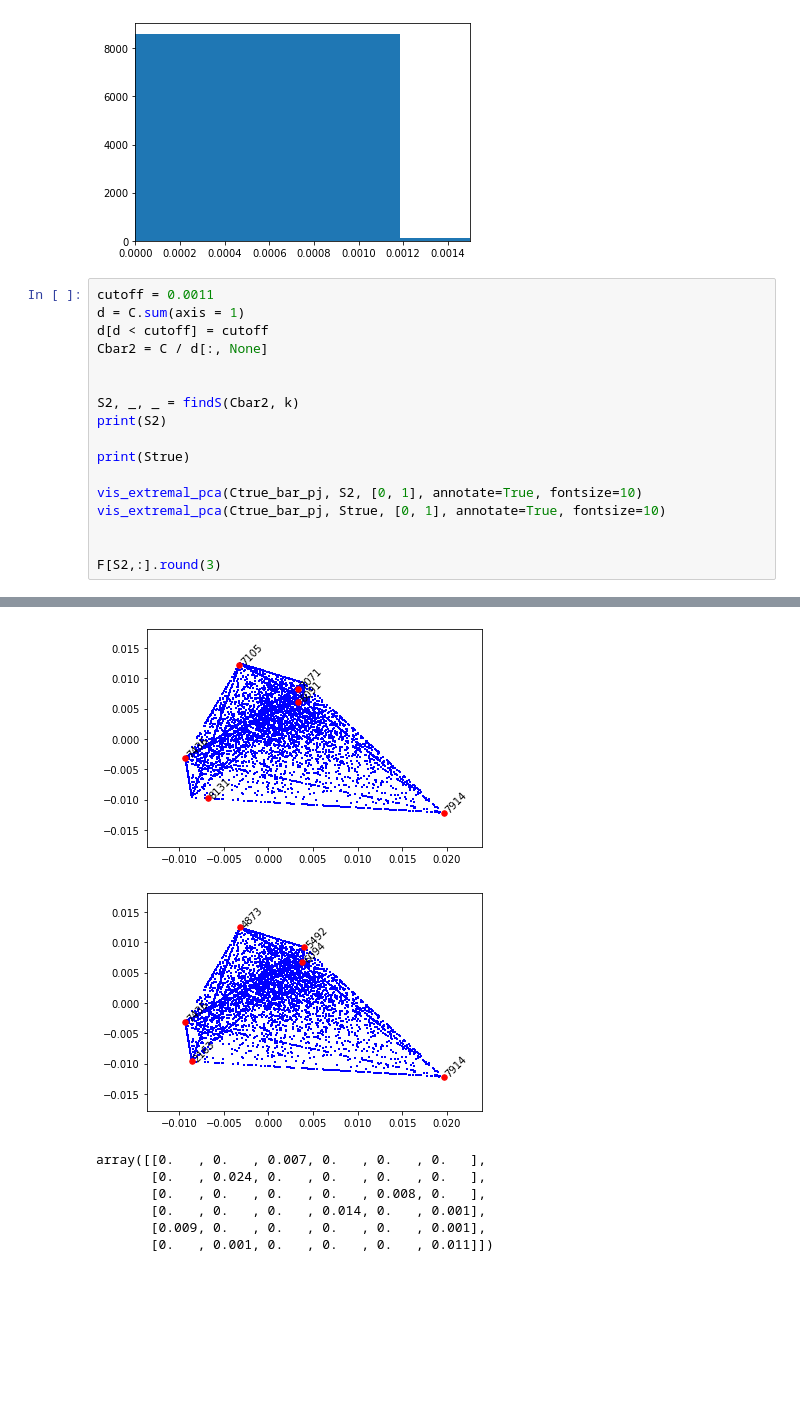
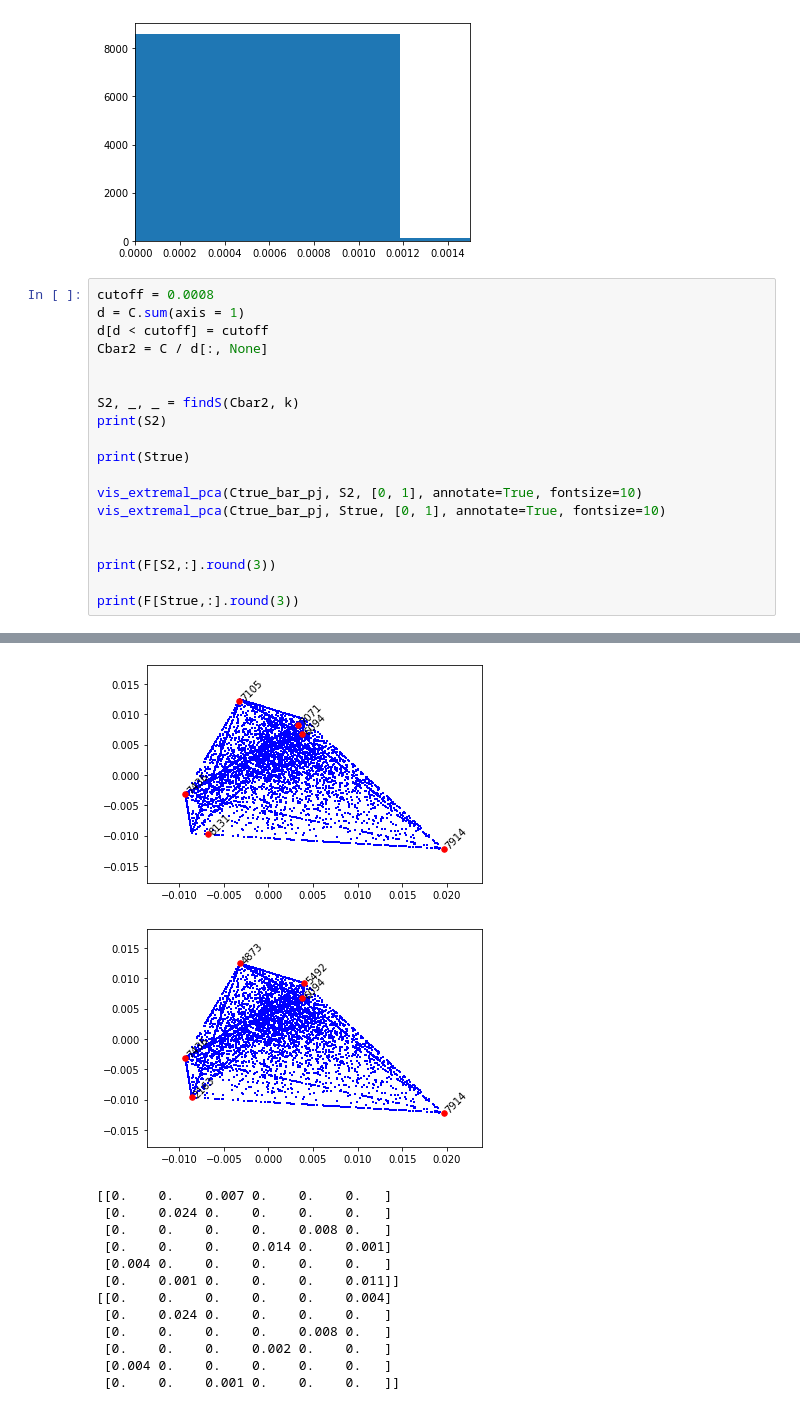
Before and after one commit to zihao12/pyJSMF-RAW, a Jupyter notebook: experiments/Cbar.ipynb, the cells around one changed output, grey strips where cells are left out. Cells and saved outputs as stored; diff of their text form; blank space fills up the shorter version.

```diff
--- a/experiments/Cbar.ipynb
+++ b/experiments/Cbar.ipynb
@@ -199,7 +199,7 @@ plt.show()
 [figure]
 [figure]
 # %%
-cutoff = 0.0011
+cutoff = 0.0008
 d = C.sum(axis = 1)
 d[d < cutoff] = cutoff
 Cbar2 = C / d[:, None]
@@ -214,7 +214,9 @@ vis_extremal_pca(Ctrue_bar_pj, S2, [0, 1], annotate=True, fontsize=10)
 vis_extremal_pca(Ctrue_bar_pj, Strue, [0, 1], annotate=True, fontsize=10)
 
 
-F[S2,:].round(3)
+print(F[S2,:].round(3))
+
+print(F[Strue,:].round(3))
 # %% [output]
 [inference.findS] Start finding the set of anchor bases S...
 + Finish finding set S!
@@ -225,9 +227,15 @@ F[S2,:].round(3)
 [2163 7914 7436 5492 6094 4873]
-[figure, old version]
+[figure, new version]
 [figure]
-array([[0.   , 0.   , 0.007, 0.   , 0.   , 0.   ],
-       [0.   , 0.024, 0.   , 0.   , 0.   , 0.   ],
-       [0.   , 0.   , 0.   , 0.   , 0.008, 0.   ],
-       [0.   , 0.   , 0.   , 0.014, 0.   , 0.001],
-       [0.009, 0.   , 0.   , 0.   , 0.   , 0.001],
-       [0.   , 0.001, 0.   , 0.   , 0.   , 0.011]])
+[[0.    0.    0.007 0.    0.    0.   ]
+ [0.    0.024 0.    0.    0.    0.   ]
+ [0.    0.    0.    0.    0.008 0.   ]
+ [0.    0.    0.    0.014 0.    0.001]
+ [0.004 0.    0.    0.    0.    0.   ]
+ [0.    0.001 0.    0.    0.    0.011]]
+[[0.    0.    0.    0.    0.    0.004]
+ [0.    0.024 0.    0.    0.    0.   ]
+ [0.    0.    0.    0.    0.008 0.   ]
+ [0.    0.    0.    0.002 0.    0.   ]
+ [0.004 0.    0.    0.    0.    0.   ]
+ [0.    0.    0.001 0.    0.    0.   ]]
```
Also changed, not shown: parts of 7 cells of this notebook.
